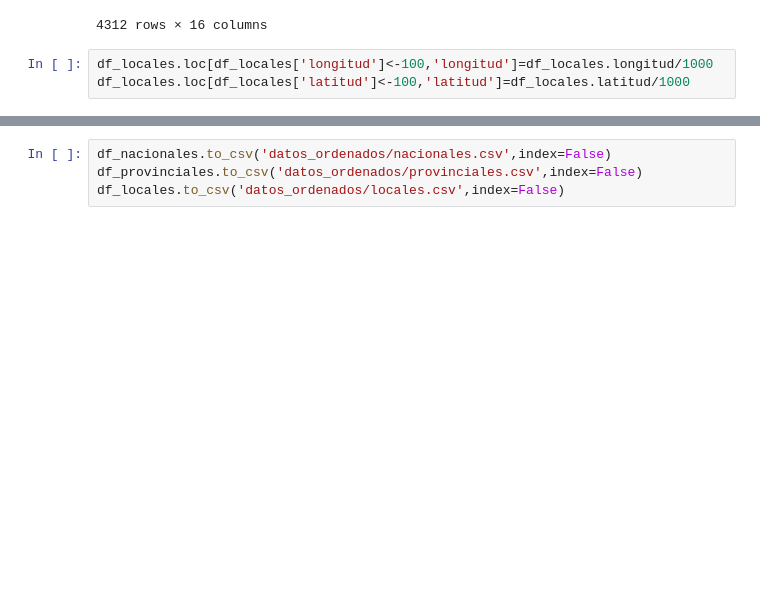
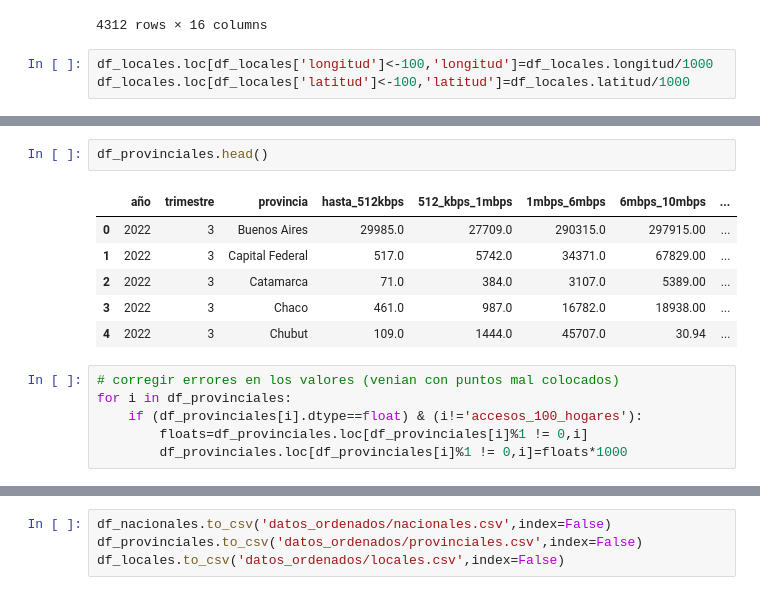
Before and after one commit to frangr94/pi_data_analyst, a Jupyter notebook: ingesta_pandas.ipynb, the cells around one changed output, grey strips where cells are left out. Cells and saved outputs as stored; diff of their text form; blank space fills up the shorter version.

```diff
--- a/ingesta_pandas.ipynb
+++ b/ingesta_pandas.ipynb
@@ -79,0 +103,15 @@ df_locales.loc[df_locales['latitud']<-100,'latitud']=df_locales.latitud/1000
+# %%
+df_provinciales.head()
+# %% [output]
+|  | año | trimestre | provincia | hasta_512kbps | 512_kbps_1mbps | 1mbps_6mbps | 6mbps_10mbps | ... |
+| 0 | 2022 | 3 | Buenos Aires | 29985.0 | 27709.0 | 290315.0 | 297915.00 | ... |
+| 1 | 2022 | 3 | Capital Federal | 517.0 | 5742.0 | 34371.0 | 67829.00 | ... |
+| 2 | 2022 | 3 | Catamarca | 71.0 | 384.0 | 3107.0 | 5389.00 | ... |
+| 3 | 2022 | 3 | Chaco | 461.0 | 987.0 | 16782.0 | 18938.00 | ... |
+| 4 | 2022 | 3 | Chubut | 109.0 | 1444.0 | 45707.0 | 30.94 | ... |
+# %%
+# corregir errores en los valores (venian con puntos mal colocados)
+for i in df_provinciales:
+    if (df_provinciales[i].dtype==float) & (i!='accesos_100_hogares'):
+        floats=df_provinciales.loc[df_provinciales[i]%1 != 0,i]
+        df_provinciales.loc[df_provinciales[i]%1 != 0,i]=floats*1000
```
Also changed, not shown: parts of 4 cells of this notebook, 4 other files.
